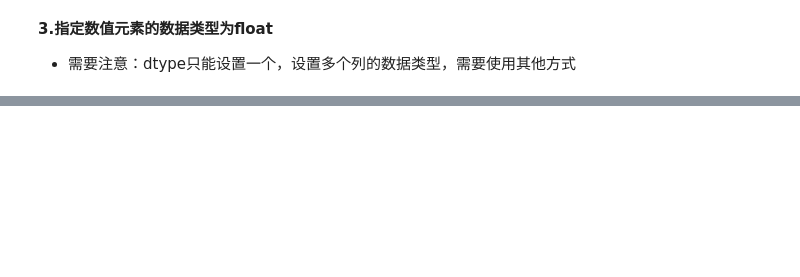
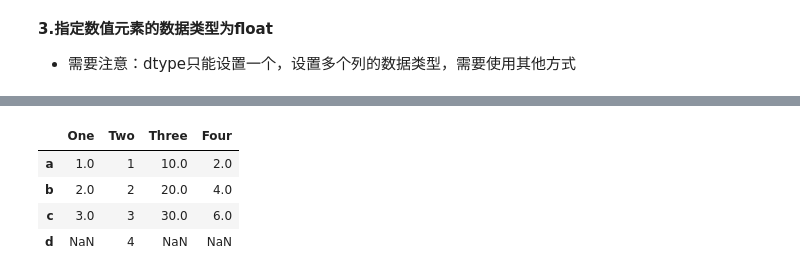
Before and after one commit to qty9866/Python-Data-analysis-learning, a Jupyter notebook: pandas.ipynb, the cells around one changed output, grey strips where cells are left out. Saved outputs shown, nothing was run; the diff lists cells and outputs as text; code cells hidden in the pictures; blank space fills up the shorter version.

```diff
--- a/pandas.ipynb
+++ b/pandas.ipynb
@@ -573,0 +440,5 @@ df
+# %%
+d = {'One':pd.Series([1,2,3],index=['a','b','c']),
+'Two':pd.Series([1,2,3,4],index=['a','b','c','d'])}
+df = pd.DataFrame(d)
+df
@@ -573,0 +451,5 @@ df
+# %%
+# 使用df['列']='值'，插入新的数据列
+print("通过Series添加一个新的列")
+df['Three']=pd.Series([10,20,30],index=['a','b','c'])
+df
@@ -573,0 +463,10 @@ df
+# %%
+# 将已经存在的数据列相加运算，从而创建一个新的列
+df['Four']=df['One']+pd.Series([1,2,3,4],index=['a','b','c','d'])
+df
+# %% [output]
+|  | One | Two | Three | Four |
+| a | 1.0 | 1 | 10.0 | 2.0 |
+| b | 2.0 | 2 | 20.0 | 4.0 |
+| c | 3.0 | 3 | 30.0 | 6.0 |
+| d | NaN | 4 | NaN | NaN |
```
Also changed, not shown: parts of 84 cells of this notebook, 1 other file.
